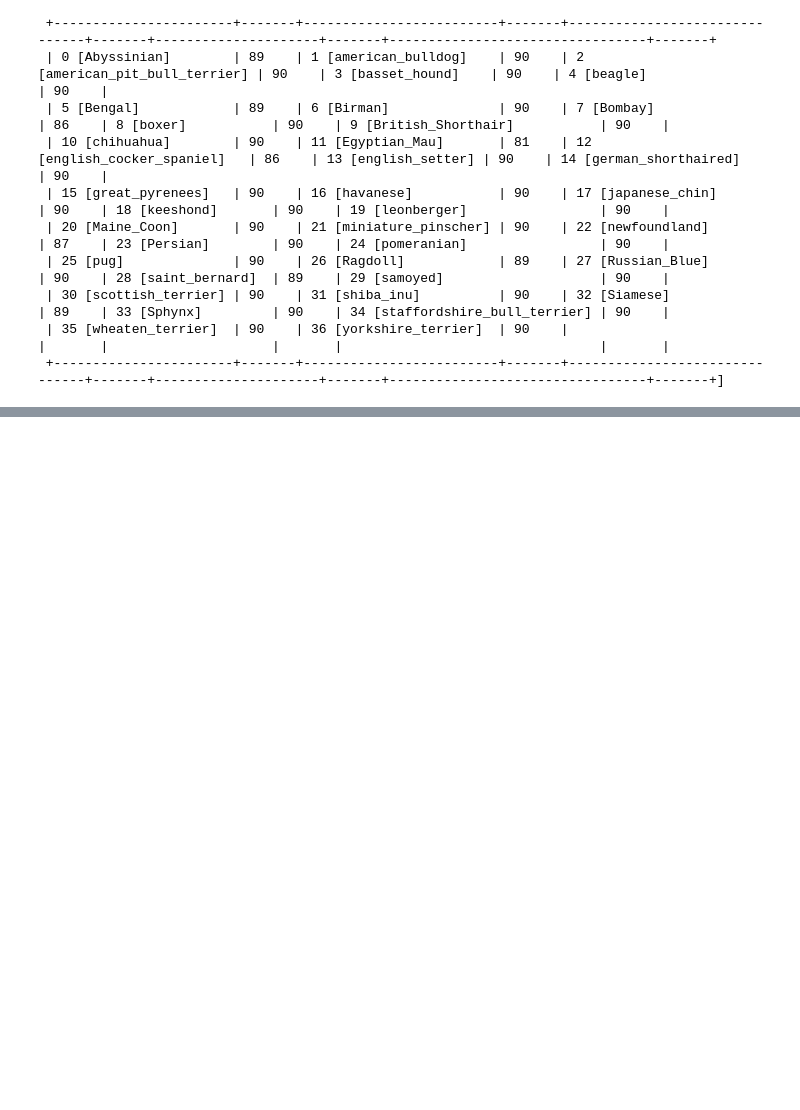
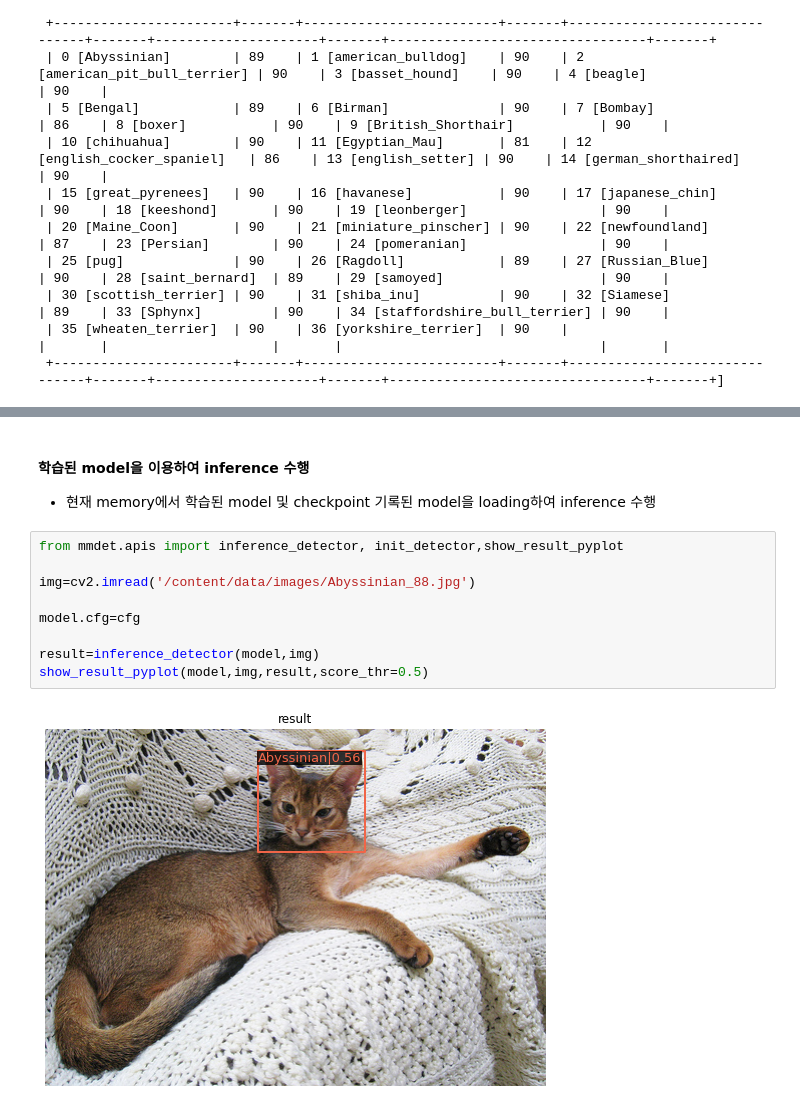
Before and after one commit to JIWON0520/TIL, a Jupyter notebook: 딥러닝/Computer_Vision/Oxford_pet_Dataset_Detection.ipynb, the cells around one changed output, grey strips where cells are left out. Cells and saved outputs as stored; diff of their text form; blank space fills up the shorter version.

```diff
--- a/딥러닝/Computer_Vision/Oxford_pet_Dataset_Detection.ipynb
+++ b/딥러닝/Computer_Vision/Oxford_pet_Dataset_Detection.ipynb
@@ -567,0 +588,14 @@ before_run:
+# %% [markdown]
+#### **학습된 model을 이용하여 inference 수행**
+* 현재 memory에서 학습된 model 및 checkpoint 기록된 model을 loading하여 inference 수행
+# %%
+from mmdet.apis import inference_detector, init_detector,show_result_pyplot
+
+img=cv2.imread('/content/data/images/Abyssinian_88.jpg')
+
+model.cfg=cfg
+
+result=inference_detector(model,img)
+show_result_pyplot(model,img,result,score_thr=0.5)
+# %% [output]
+[figure, added]
```
Also changed, not shown: parts of 20 cells of this notebook.
